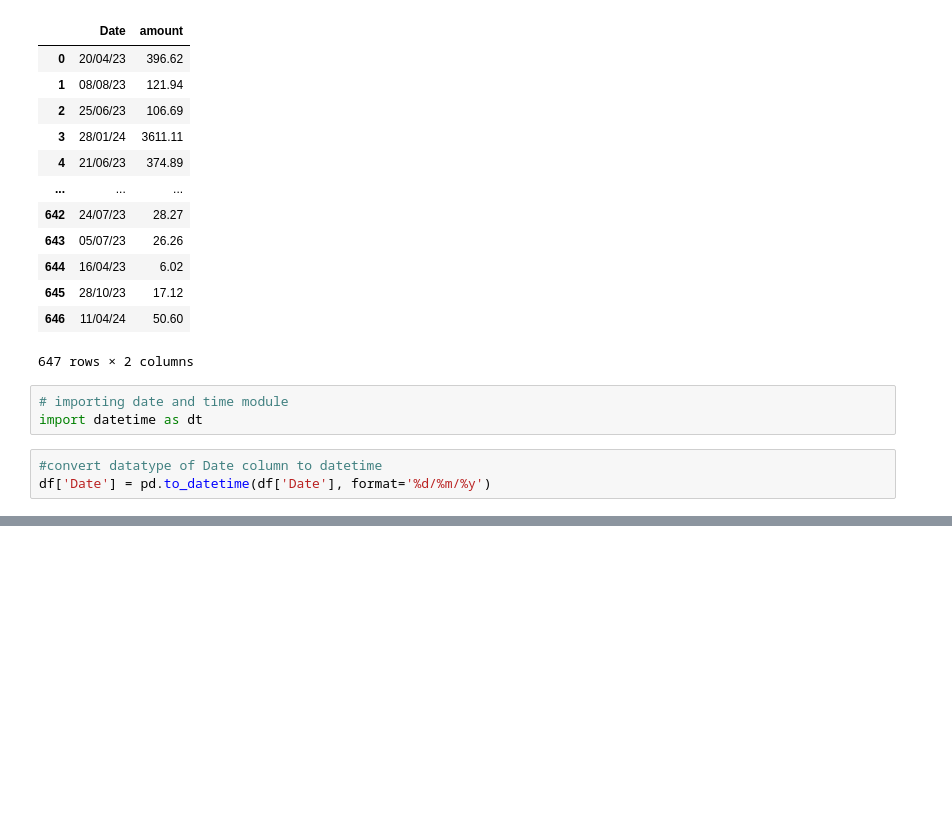
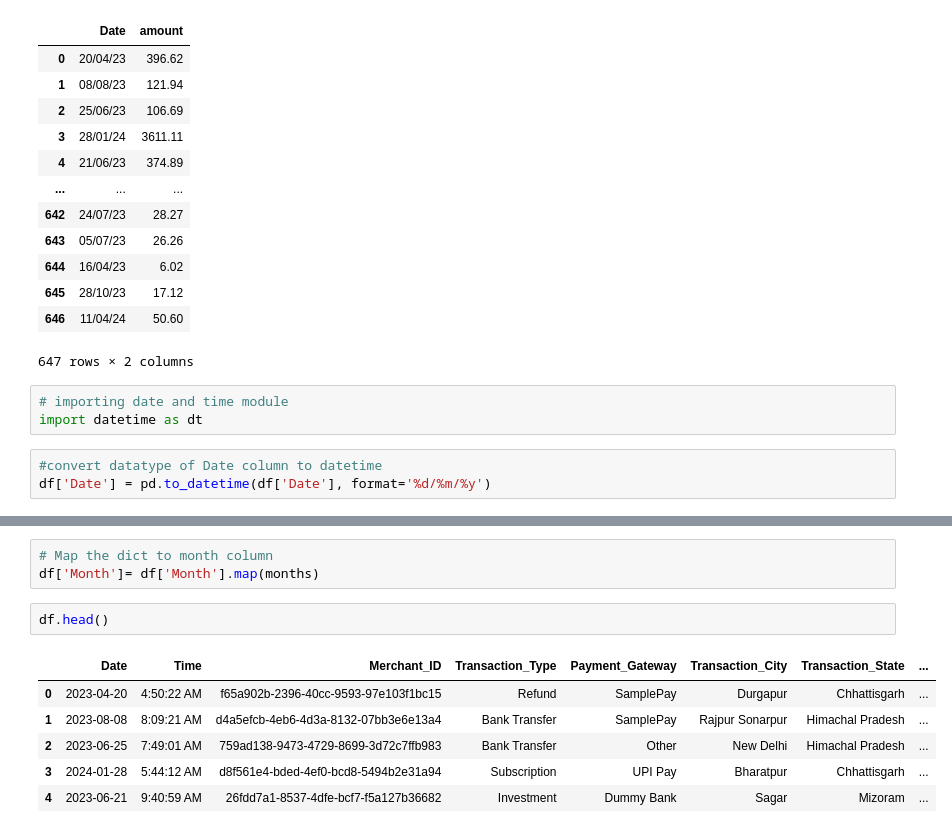
Before and after one commit to Aditya-amrahs/EDA-ML, a Jupyter notebook: UPI-systems~ML/1.ipynb, the cells around one changed output, grey strips where cells are left out. Cells and saved outputs as stored; diff of their text form; blank space fills up the shorter version.

```diff
--- a/UPI-systems~ML/1.ipynb
+++ b/UPI-systems~ML/1.ipynb
@@ -205,0 +239,12 @@ df['Year'] = df['Date'].dt.year
+# %%
+# Map the dict to month column
+df['Month']= df['Month'].map(months)
+# %%
+df.head()
+# %% [output]
+|  | Date | Time | Merchant_ID | Transaction_Type | Payment_Gateway | Transaction_City | Transaction_State | ... |
+| 0 | 2023-04-20 | 4:50:22 AM | f65a902b-2396-40cc-9593-97e103f1bc15 | Refund | SamplePay | Durgapur | Chhattisgarh | ... |
+| 1 | 2023-08-08 | 8:09:21 AM | d4a5efcb-4eb6-4d3a-8132-07bb3e6e13a4 | Bank Transfer | SamplePay | Rajpur Sonarpur | Himachal Pradesh | ... |
+| 2 | 2023-06-25 | 7:49:01 AM | 759ad138-9473-4729-8699-3d72c7ffb983 | Bank Transfer | Other | New Delhi | Himachal Pradesh | ... |
+| 3 | 2024-01-28 | 5:44:12 AM | d8f561e4-bded-4ef0-bcd8-5494b2e31a94 | Subscription | UPI Pay | Bharatpur | Chhattisgarh | ... |
+| 4 | 2023-06-21 | 9:40:59 AM | 26fdd7a1-8537-4dfe-bcf7-f5a127b36682 | Investment | Dummy Bank | Sagar | Mizoram | ... |
```
Also changed, not shown: parts of 17 cells of this notebook.
